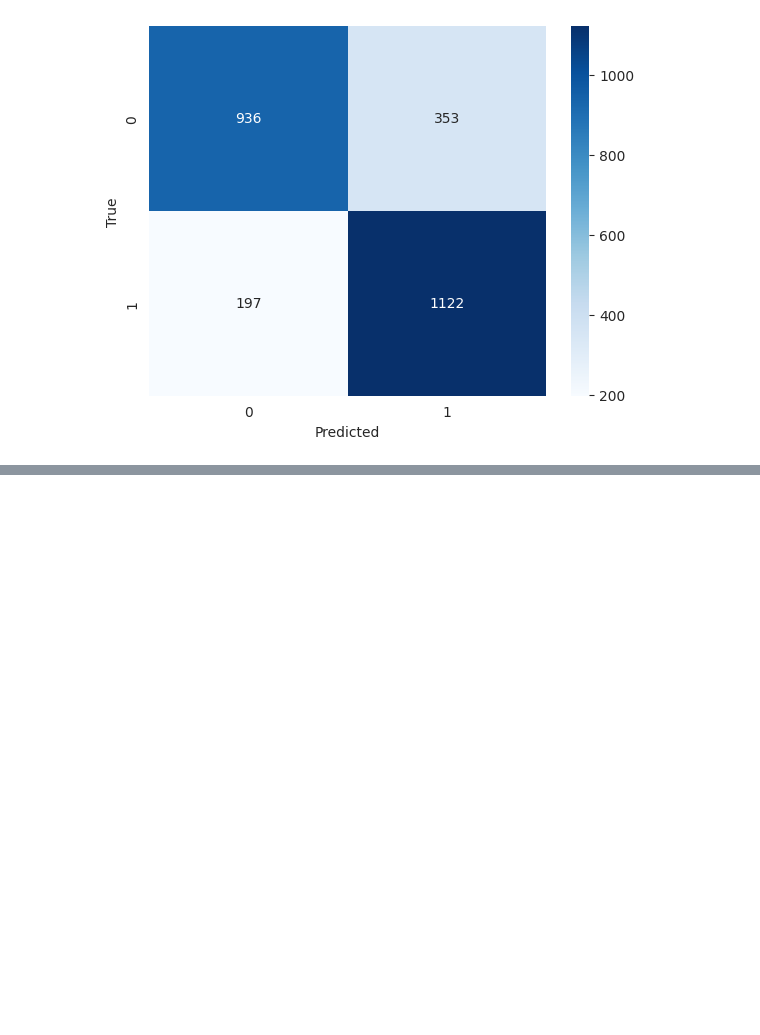
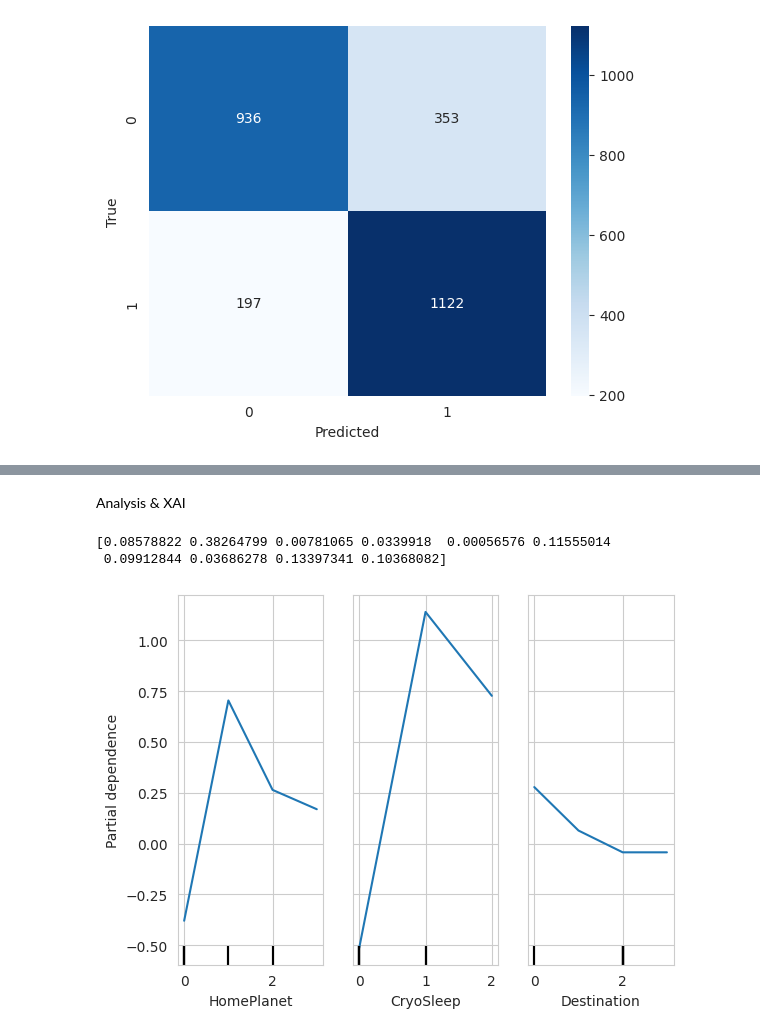
Before and after one commit to TOFWAQ/Kaggle_Challenge, a Jupyter notebook: TEAM_14.ipynb, the cells around one changed output, grey strips where cells are left out. Cells and saved outputs as stored; diff of their text form; code cells hidden in the pictures; blank space fills up the shorter version.

```diff
--- a/TEAM_14.ipynb
+++ b/TEAM_14.ipynb
@@ -507,0 +591,15 @@ plt.show()
+# %% [markdown]
+ Analysis & XAI
+# %%
+# feature importance
+print(modelll.feature_importances_)
+# %% [output]
+[0.08578822 0.38264799 0.00781065 0.0339918  0.00056576 0.11555014
+ 0.09912844 0.03686278 0.13397341 0.10368082]
+# %%
+from sklearn.inspection import PartialDependenceDisplay
+
+# Assuming 'clf' is your fitted GradientBoostingClassifier and 'X' is your feature set
+pdd = PartialDependenceDisplay.from_estimator(modelll, X, features=[0, 1, 2])
+# %% [output]
+[figure, added]
```
Also changed, not shown: parts of 12 cells of this notebook.
